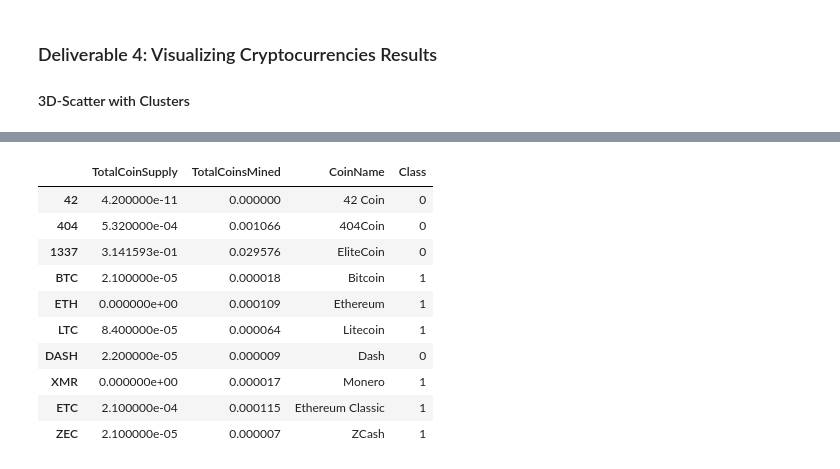
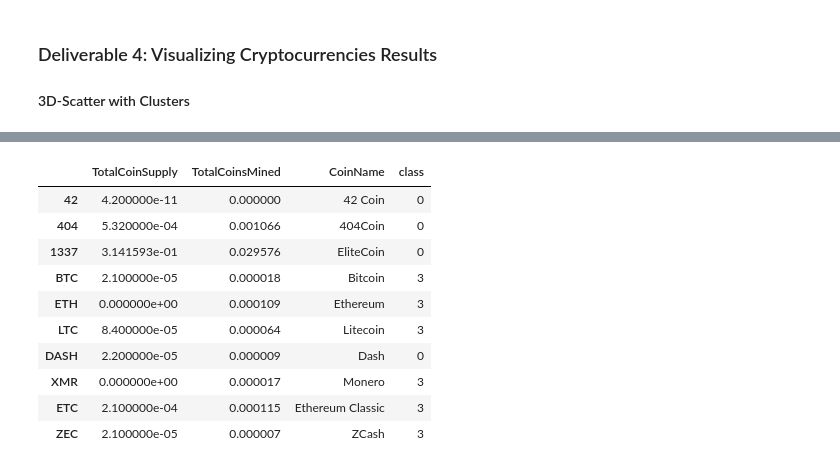
Before and after one commit to Madeye24/Cryptocurrencies, a Jupyter notebook: crypto_clustering.ipynb, the cells around one changed output, grey strips where cells are left out. Cells and saved outputs as stored; diff of their text form; code cells hidden in the pictures.

```diff
--- a/crypto_clustering.ipynb
+++ b/crypto_clustering.ipynb
@@ -422,26 +411,37 @@ array([[4.20000000e-11, 0.00000000e+00],
+# %%
+# Scaling data to create the scatter plot with tradable cryptocurrencies.
+from sklearn.preprocessing import MinMaxScaler
+
+scaler = MinMaxScaler()
+
+# Select only the "TotalCoinSupply" and "TotalCoinsMined" columns from the clustered_df dataframe
+data_to_scale = clustered_df[["TotalCoinSupply", "TotalCoinsMined"]]
+
+# Fit and transform the data using the scaler
+clustered_df[["TotalCoinSupply", "TotalCoinsMined"]] = scaler.fit_transform(data_to_scale)
 # %%
 # Create a new DataFrame that has the scaled data with the clustered_df DataFrame index.
-# YOUR CODE HERE
+scaled_df = pd.DataFrame(clustered_df[["TotalCoinSupply", "TotalCoinsMined"]], index=clustered_df.index)
 
 # Add the "CoinName" column from the clustered_df DataFrame to the new DataFrame.
-# YOUR CODE HERE
+scaled_df["CoinName"] = clustered_df["CoinName"]
 
 # Add the "Class" column from the clustered_df DataFrame to the new DataFrame.
-# YOUR CODE HERE
+scaled_df["class"] = clustered_df["class"]
 
-plot_df.head(10)
+scaled_df.head(10)
 # %% [output]
-|  | TotalCoinSupply | TotalCoinsMined | CoinName | Class |
+|  | TotalCoinSupply | TotalCoinsMined | CoinName | class |
 | 42 | 4.200000e-11 | 0.000000 | 42 Coin | 0 |
 | 404 | 5.320000e-04 | 0.001066 | 404Coin | 0 |
 | 1337 | 3.141593e-01 | 0.029576 | EliteCoin | 0 |
-| BTC | 2.100000e-05 | 0.000018 | Bitcoin | 1 |
-| ETH | 0.000000e+00 | 0.000109 | Ethereum | 1 |
-| LTC | 8.400000e-05 | 0.000064 | Litecoin | 1 |
+| BTC | 2.100000e-05 | 0.000018 | Bitcoin | 3 |
+| ETH | 0.000000e+00 | 0.000109 | Ethereum | 3 |
+| LTC | 8.400000e-05 | 0.000064 | Litecoin | 3 |
 | DASH | 2.200000e-05 | 0.000009 | Dash | 0 |
-| XMR | 0.000000e+00 | 0.000017 | Monero | 1 |
-| ETC | 2.100000e-04 | 0.000115 | Ethereum Classic | 1 |
-| ZEC | 2.100000e-05 | 0.000007 | ZCash | 1 |
+| XMR | 0.000000e+00 | 0.000017 | Monero | 3 |
+| ETC | 2.100000e-04 | 0.000115 | Ethereum Classic | 3 |
+| ZEC | 2.100000e-05 | 0.000007 | ZCash | 3 |
 # %%
 # Create a hvplot.scatter plot using x="TotalCoinsMined" and y="TotalCoinSupply".
 # Create a scatter plot using hvplot.scatter to present the clustered data about cryptocurrencies, having
```
Also changed, not shown: parts of 2 cells of this notebook.
